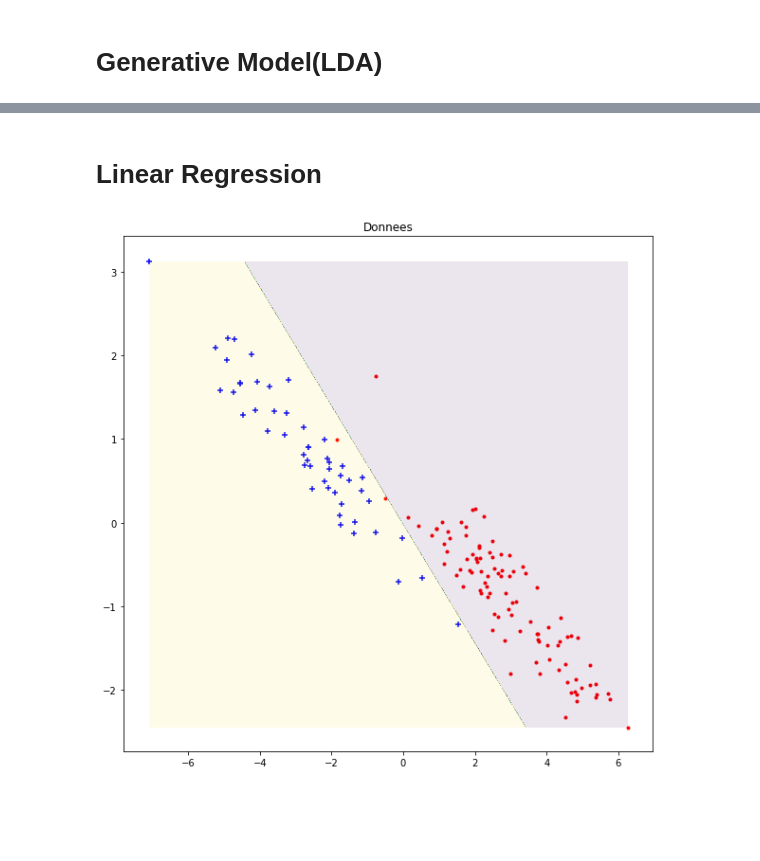
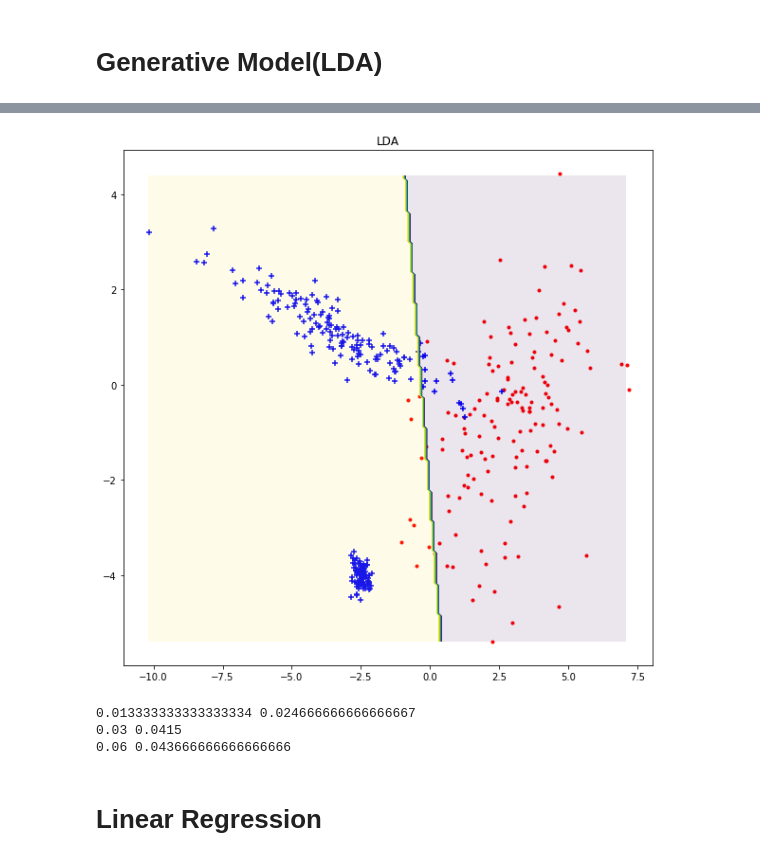
Before and after one commit to LeoAlberge/mva_probabilistic_graphic_models, a Jupyter notebook: TP1-Linear Classification.ipynb, the cells around one changed output, grey strips where cells are left out. Cells and saved outputs as stored; diff of their text form; code cells hidden in the pictures; blank space fills up the shorter version.

```diff
--- a/TP1-Linear Classification.ipynb
+++ b/TP1-Linear Classification.ipynb
@@ -78,0 +116,4 @@ plot_frontiere(X,lda.predict, alpha_c=0.1,step=200)
+# %%
+lda.plot_data_frontiere(XC_train, yC_train)
+# %% [output]
+[figure, added]
@@ -79,3 +132,11 @@ plot_frontiere(X,lda.predict, alpha_c=0.1,step=200)
+# %%
+print(misclass_Atrain, misclass_Atest)
+print(misclass_Btrain, misclass_Btest)
+print(misclass_Ctrain, misclass_Ctest)
+# %% [output]
+0.013333333333333334 0.024666666666666667
+0.03 0.0415
+0.06 0.043666666666666666
 # %% [markdown]
 # Linear Regression
 # %%
@@ -111,8 +168,0 @@ y_pred = lin.predict(X)
-# %%
-### Donnees artificielles, essais sur la variance des gaussiennes
-plt.figure(figsize=(10,10))
-plot_data(X,y)
-plt.title('Donnees')
-plot_frontiere(X,lin.predict, alpha_c=0.1,step=1000)
-# %% [output]
-[figure, removed]
```
Also changed, not shown: parts of 21 cells of this notebook.
